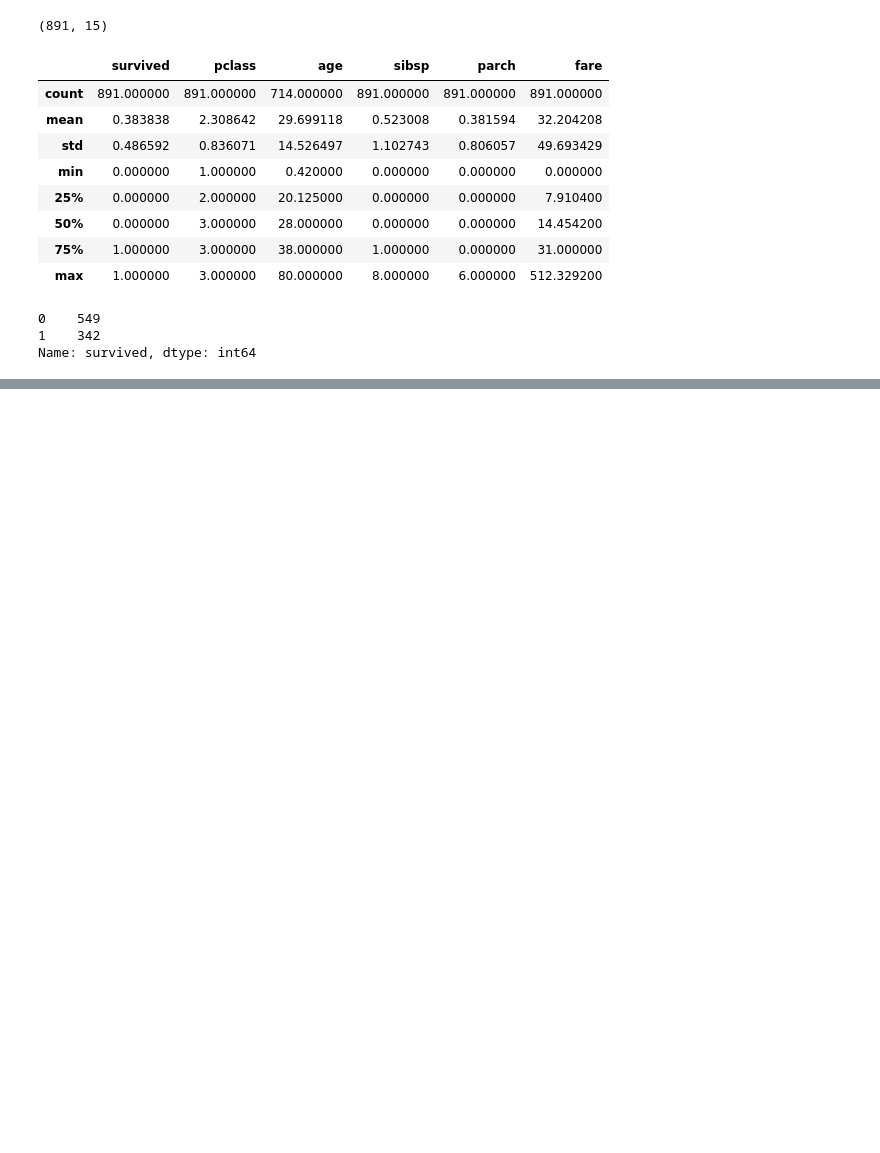
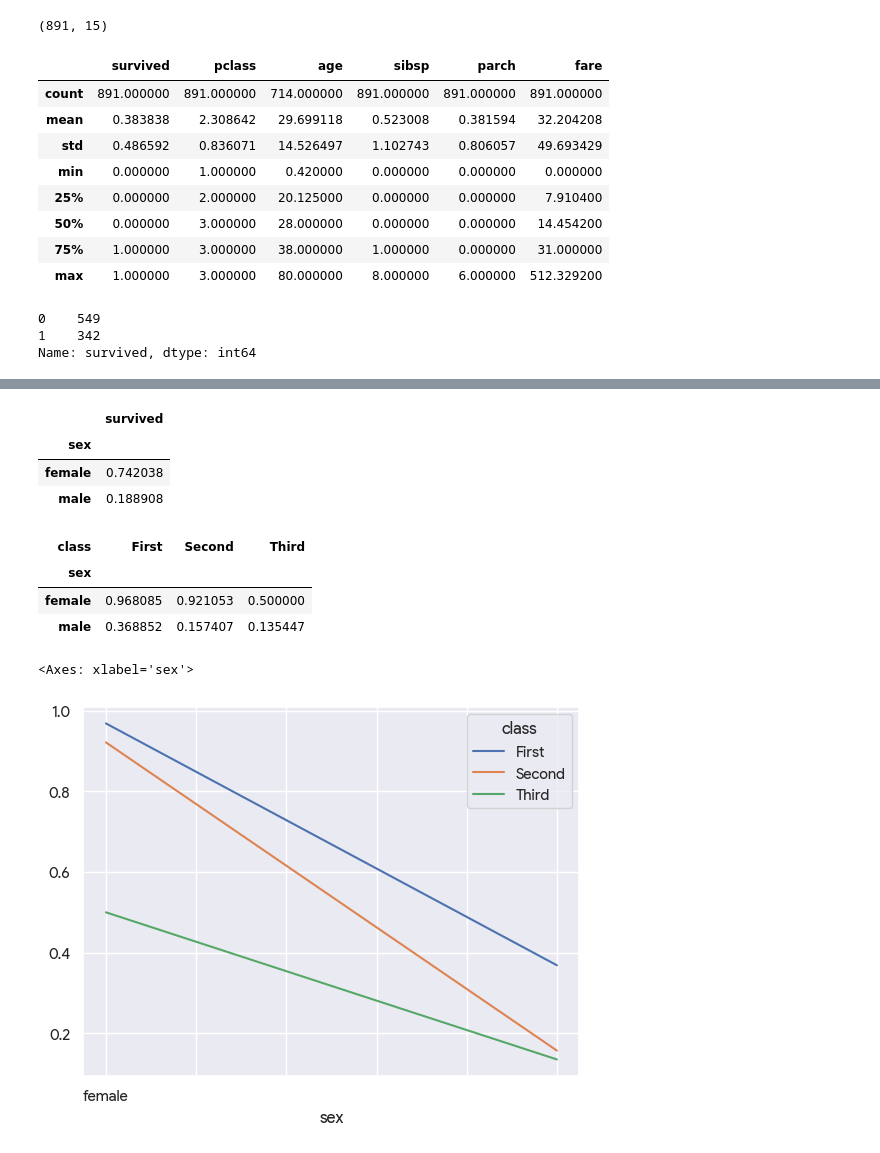
Before and after one commit to pcmsuh/kaggle, a Jupyter notebook: titanic/titanic-pcmsuh-003.ipynb, the cells around one changed output, grey strips where cells are left out. Saved outputs shown, nothing was run; the diff lists cells and outputs as text; code cells hidden in the pictures; blank space fills up the shorter version.

```diff
--- a/titanic/titanic-pcmsuh-003.ipynb
+++ b/titanic/titanic-pcmsuh-003.ipynb
@@ -90,0 +95,22 @@ plt.tight_layout()
+# %%
+# Look at survival rate by sex
+titanic.groupby('sex')[['survived']].mean()
+# %% [output]
+|  | survived |
+| sex |  |
+| female | 0.742038 |
+| male | 0.188908 |
+# %%
+# Look at survival rate by sex and class
+titanic.pivot_table('survived', index='sex', columns='class')
+# %% [output]
+| class | First | Second | Third |
+| sex |  |  |  |
+| female | 0.968085 | 0.921053 | 0.500000 |
+| male | 0.368852 | 0.157407 | 0.135447 |
+# %%
+# Look at survival rate by sex and class visually
+titanic.pivot_table('survived', index='sex', columns='class').plot()
+# %% [output]
+<Axes: xlabel='sex'>
+[figure, added]
```
Also changed, not shown: parts of 9 cells of this notebook.
